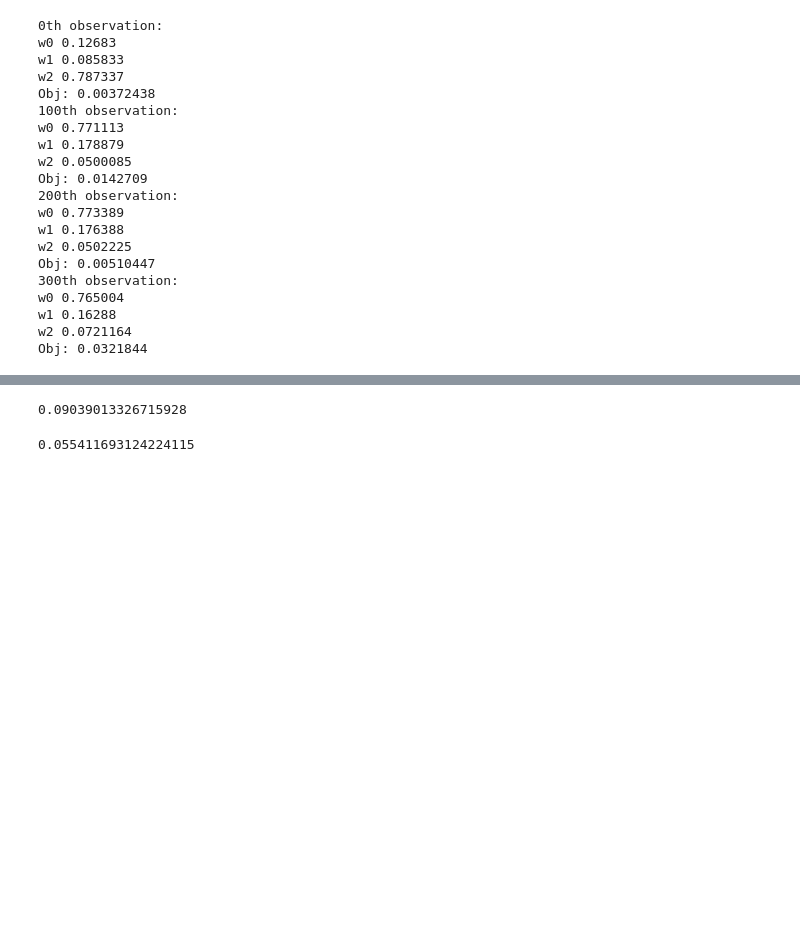
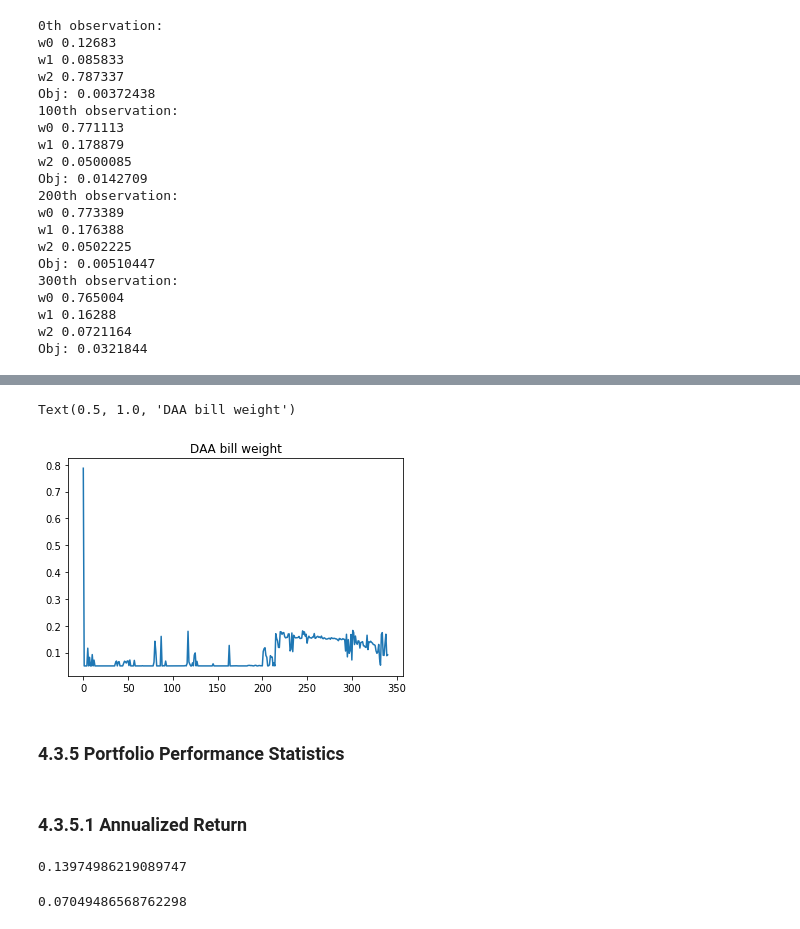
Before and after one commit to dk2791/Projects, a Jupyter notebook: Financial Engineering/Portfolio Management/prelim_v3.ipynb, the cells around one changed output, grey strips where cells are left out. Cells and saved outputs as stored; diff of their text form; code cells hidden in the pictures; blank space fills up the shorter version.

```diff
--- a/Financial Engineering/Portfolio Management/prelim_v3.ipynb
+++ b/Financial Engineering/Portfolio Management/prelim_v3.ipynb
@@ -1250,14 +1262,24 @@ Obj: 0.0321844
+# %%
+plt.plot(w[:,2])
+plt.title("DAA bill weight")
+# %% [output]
+Text(0.5, 1.0, 'DAA bill weight')
+[figure, added]
+# %% [markdown]
+### 4.3.5 Portfolio Performance Statistics
+# %% [markdown]
+### 4.3.5.1 Annualized Return
 # %%
 r_portfolio_actual = np.multiply(r_actual,w).sum(axis=1)
 r_portfolio_bench = np.multiply(r_actual,w_bench).sum(axis=1)
 # %%
-DAA_geo_return = (((r_portfolio_actual+1).prod()**(1/r_portfolio_actual.shape[0]))-1) * 12
+DAA_geo_return = (((r_portfolio_actual[200:]+1).prod()**(1/r_portfolio_actual[200:].shape[0]))-1) * 12
 DAA_geo_return
 # %% [output]
-0.09039013326715928
+0.13974986219089747
 # %%
-Bench_geo_return = (((r_portfolio_bench+1).prod()**(1/r_portfolio_bench.shape[0]))-1) * 12
+Bench_geo_return =(((r_portfolio_bench[200:]+1).prod()**(1/r_portfolio_bench[200:].shape[0]))-1) * 12
 Bench_geo_return
 # %% [output]
-0.055411693124224115
+0.07049486568762298
 # %% [markdown]
```
Also changed, not shown: parts of 55 cells of this notebook.
